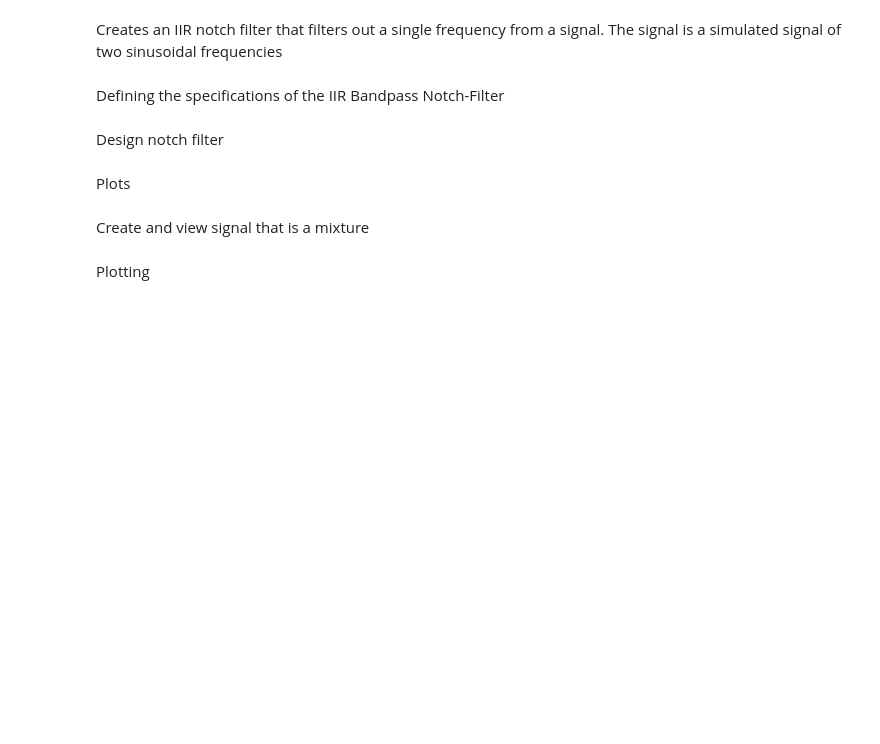
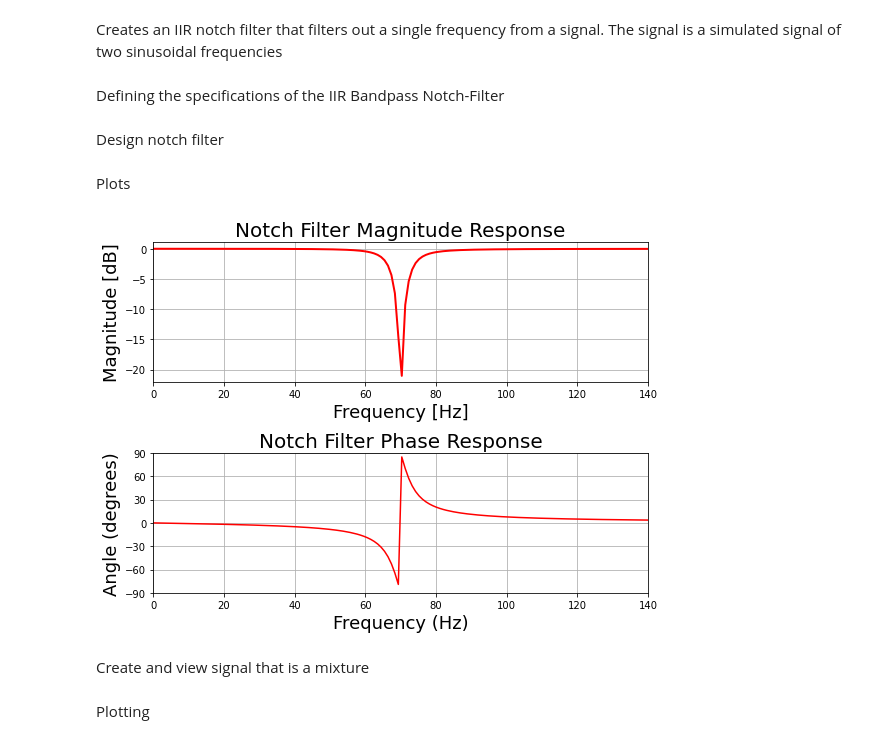
Before and after one commit to boedavida/DSP_py, a Jupyter notebook: notch_filter.ipynb, the cells around one changed output. Saved outputs shown, nothing was run; the diff lists cells and outputs as text; code cells hidden in the pictures; blank space fills up the shorter version.

Commit message:
Added notch filter phase response plot

```diff
--- a/notch_filter.ipynb
+++ b/notch_filter.ipynb
@@ -38,3 +27,23 @@ plt.grid()
+# %%
+fig, ax = plt.subplots(2, 1, figsize=(8, 6))
+ax[0].plot(freq*samp_freq/(2*np.pi), 20*np.log10(abs(h)), 'r', label='Bandpass filter', linewidth='2')
+ax[0].set_title('Notch Filter Magnitude Response', fontsize=20)
+ax[0].set_xlabel('Frequency [Hz]', fontsize=18)
+ax[0].set_ylabel('Magnitude [dB]', fontsize=18)
+ax[0].set_xlim([0, 2*notch_freq])
+ax[0].grid(True)
+
+ax[1].plot(freq*samp_freq/(2*np.pi), np.unwrap(np.angle(h))*180/np.pi, color='red')
+ax[1].set_title('Notch Filter Phase Response', fontsize=20)
+ax[1].set_xlabel("Frequency (Hz)", fontsize=18)
+ax[1].set_ylabel("Angle (degrees)", fontsize=18)
+ax[1].set_xlim([0, 2*notch_freq])
+ax[1].set_yticks([-90, -60, -30, 0, 30, 60, 90])
+ax[1].set_ylim([-90, 90])
+ax[1].grid(True)
+fig.tight_layout()
+# %% [output]
+[figure, added]
 # %% [markdown]
 Create and view signal that is a mixture
 # %%
```
Also changed, not shown: parts of 3 cells of this notebook, 1 other file.
